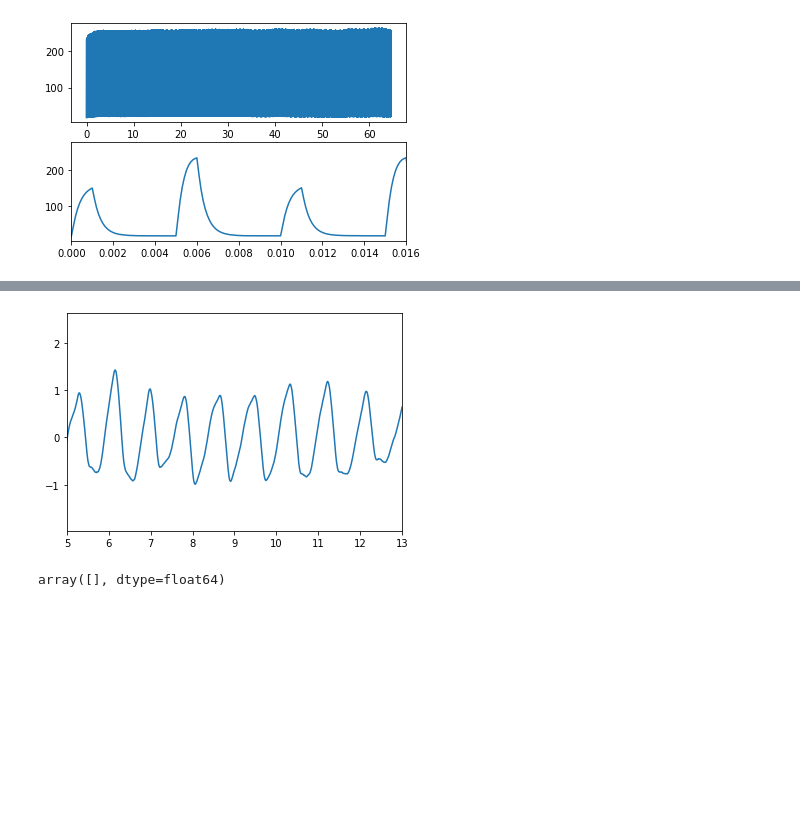
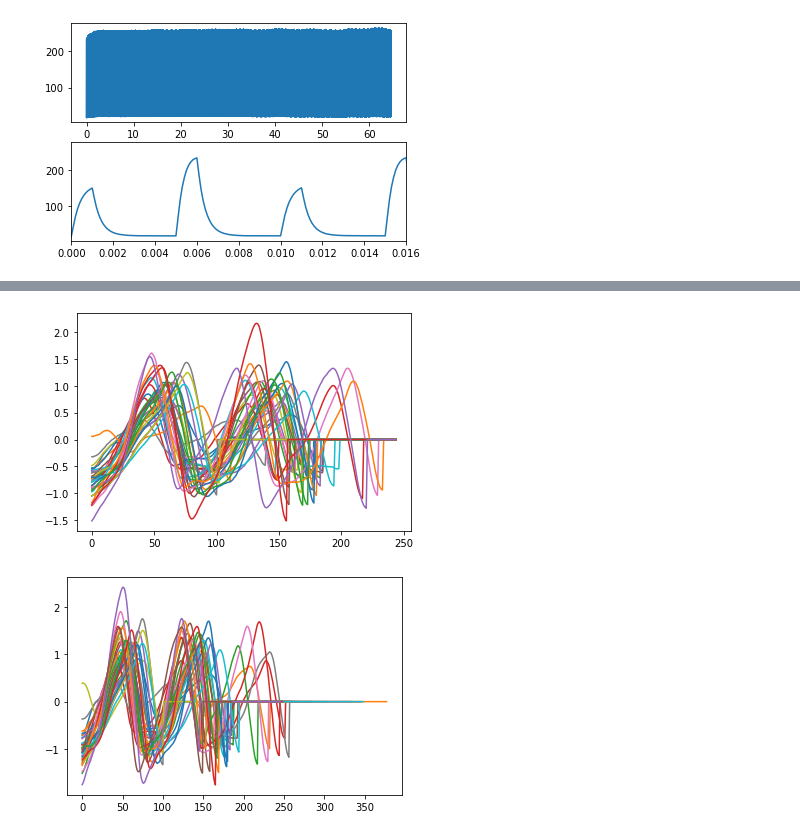
Before and after one commit to Zehao-x/diabetes_classification, a Jupyter notebook: glucose detection.ipynb, the cells around one changed output, grey strips where cells are left out. Saved outputs shown, nothing was run; the diff lists cells and outputs as text; code cells hidden in the pictures; blank space fills up the shorter version.

```diff
--- a/glucose detection.ipynb
+++ b/glucose detection.ipynb
@@ -87,16 +33,0 @@ plt.plot(timestamp_ds,series_adjusted)
-# %%
-denoise = np.convolve(series_adjusted, np.ones(20)/20, mode = 'same')
-plt.plot(timestamp_ds, denoise)
-plt.xlim(5, 13)
-plt.show()
-# %% [output]
-[figure, removed]
-# %%
-from scipy.signal import find_peaks, peak_widths
-import matplotlib.pyplot as plt
-
-peaks, _ = find_peaks(timestamp_ds)
-results_half = peak_widths(timestamp_ds, peaks, rel_height=0.5)
-results_half[0]
-# %% [output]
-array([], dtype=float64)
@@ -102,0 +54,42 @@ array([], dtype=float64)
+# %%
+peaks_red, _ = find_peaks(-red_den, distance=100)
+peaks_nir, _ = find_peaks(-nir_den, distance=100)
+adj_peaks_red = np.concatenate(([0],
+                                np.sort(np.row_stack([peaks_red, peaks_red+1]).flatten()),
+                                [timestamp_ds[-1]/0.01])).reshape(-1,2).astype(int)
+adj_peaks_nir = np.concatenate(([0],
+                                np.sort(np.row_stack([peaks_nir, peaks_nir+1]).flatten()),
+                                [timestamp_ds[-1]/0.01])).reshape(-1,2).astype(int)
+max_length_red = (adj_peaks_red[:,1]-adj_peaks_red[:,0]).max() # max length of denoised slices
+n_slices_red = len(adj_peaks_red) # number of slices
+max_length_nir = (adj_peaks_nir[:,1]-adj_peaks_nir[:,0]).max() # max length of denoised slices
+n_slices_nir = len(adj_peaks_nir) # number of slices
+# %%
+#initialize
+slices_red = []
+slices_nir = []
+for i in range(n_slices_red):
+    length_now_red = (adj_peaks_red[i,1]-adj_peaks_red[i,0])
+    if length_now_red < max_length_red:
+        slices_red.append(np.pad(red_den[adj_peaks_red[i,0]:adj_peaks_red[i,1]], (0, max_length_red-length_now_red), 'constant', constant_values = 0))
+
+for i in range(n_slices_nir):
+    length_now_nir = (adj_peaks_red[i,1]-adj_peaks_red[i,0])
+    if length_now_nir < max_length_nir:
+        slices_nir.append(np.pad(nir_den[adj_peaks_nir[i,0]:adj_peaks_nir[i,1]], (0, max_length_nir-length_now_nir), 'constant', constant_values = 0))
+
+slices_red = np.array(slices_red)
+slices_nir = np.array(slices_nir)
+# %%
+#plot for slices_red
+for i in range(1, n_slices_red-2):
+    plt.plot(slices_red[i])
+plt.show()
+
+#plot for slices_nir
+for i in range(1, n_slices_nir-1):
+    plt.plot(slices_nir[i])
+plt.show()
+# %% [output]
+[figure, added]
+[figure, added]
```
Also changed, not shown: parts of 9 cells of this notebook.
